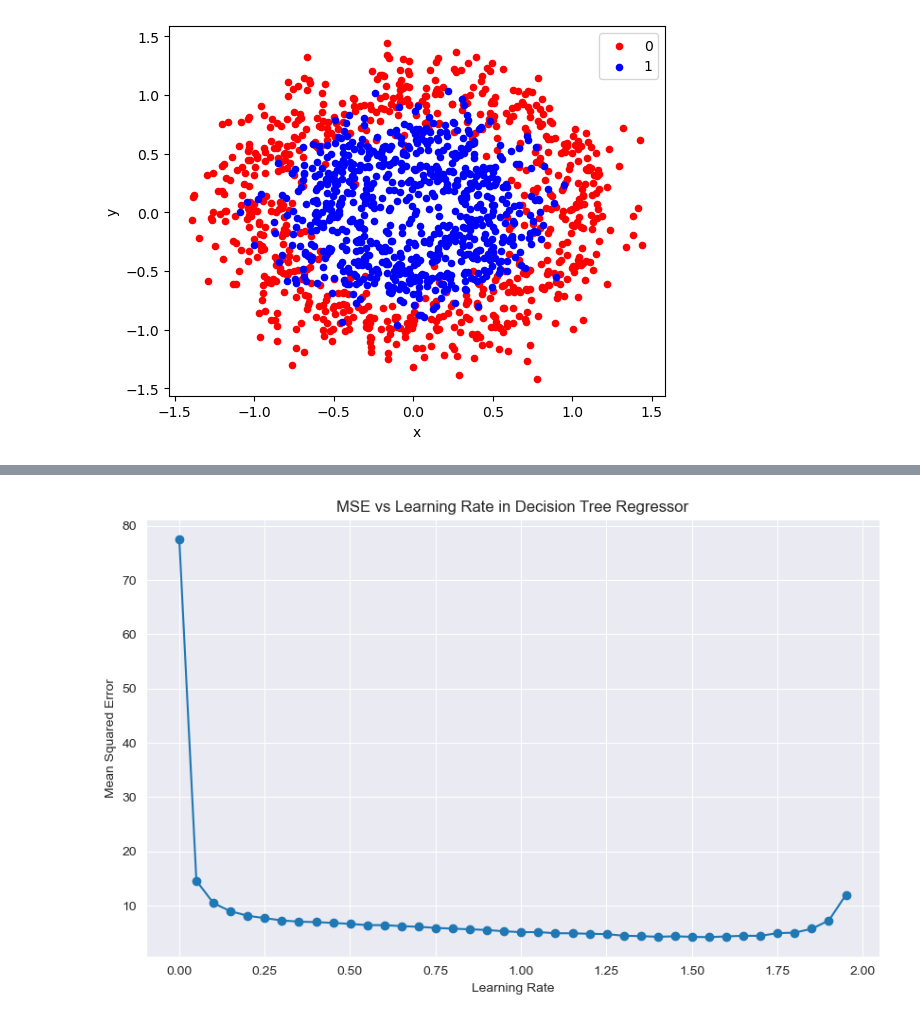
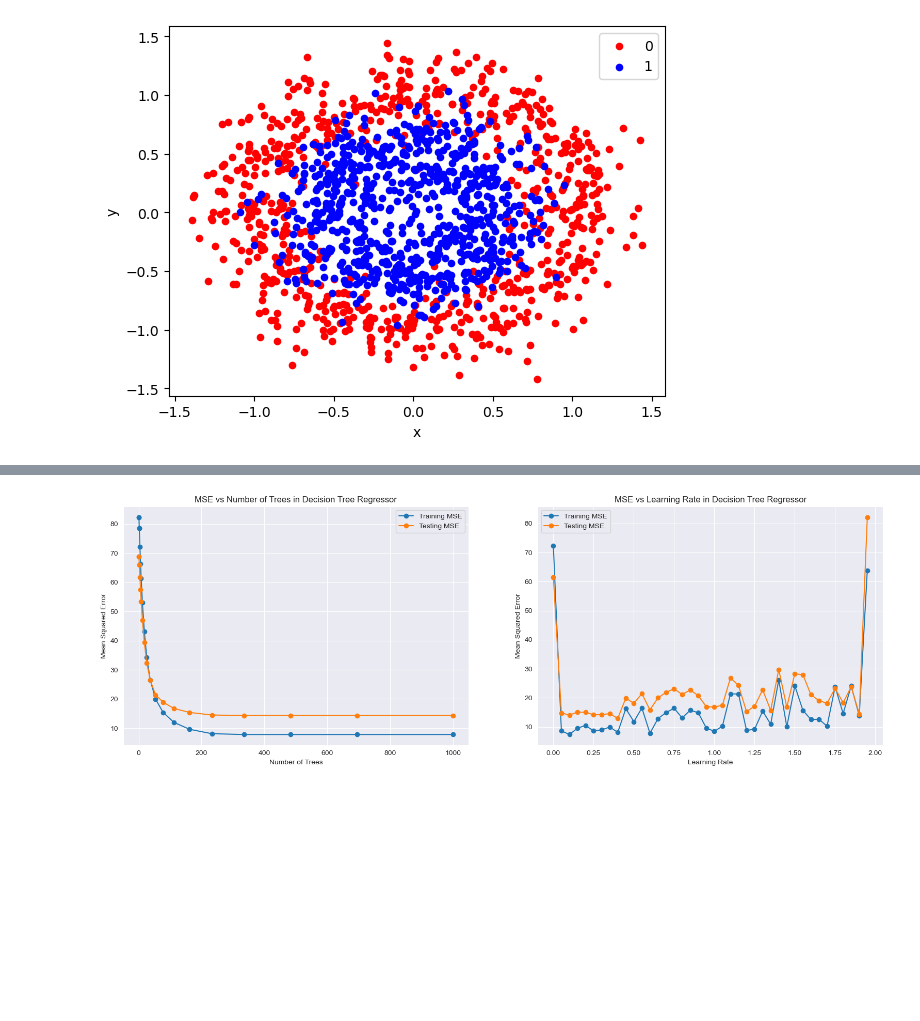
Before and after one commit to anidima/ydata_ml_sl, a Jupyter notebook: SL_HW7_Ensemble.ipynb, the cells around one changed output, grey strips where cells are left out. Saved outputs shown, nothing was run; the diff lists cells and outputs as text; code cells hidden in the pictures; blank space fills up the shorter version.

```diff
--- a/SL_HW7_Ensemble.ipynb
+++ b/SL_HW7_Ensemble.ipynb
@@ -313,8 +331,3 @@ class L2Boost():
     def mse(self):
         mse = np.mean((self.y - self.f) ** 2)
         return mse
-# %%
-X = np.array([[1,5], [2,3], [3,2], [4,6], [4,7], [5,9], [6,5], [6,7], [8,5], [8,8]])
-y = np.array([1,1,0,0,1,1,0,1,0,0])
-model = L2Boost(X, y, 200, 0.05)
-model.mse()
@@ -323,9 +334,13 @@ model.mse()
 # %%
+# 2. Use the Boston dataset to plot the MSE as a function of the number of trees for a logspace of `n_trees` up to 1,000. What is the optimal value of `n_trees`? of learning rate?
+
 # load boston
 data_url = "http://lib.stat.cmu.edu/datasets/boston"
 raw_df = pd.read_csv(data_url, sep="\s+", skiprows=22, header=None)
 X = np.hstack([raw_df.values[::2, :], raw_df.values[1::2, :2]])
 y = raw_df.values[1::2, 2]
+
+X_train, X_test, y_train, y_test = train_test_split(X, y, test_size=0.25, random_state=42)
 # %%
 # Define the range of number of trees
 n_trees_range = np.logspace(0, 3, num=50, dtype=int)
@@ -351,9 +405,0 @@ plt.show()
-# %%
-# Define the range of learning rate
-eta_range = np.arange(0.001, 2, 0.05)
-n_trees=100
-mse_values = []
-
-for eta in eta_range:
-    model = L2Boost(X, y, n_trees, eta)
-    mse_values.append(model.mse())
@@ -360,13 +566,33 @@ for eta in eta_range:
 # %%
+plt.figure(figsize=(19, 6))
+
 # Plotting the MSE as a function of the number of trees
-plt.figure(figsize=(10, 6))
+
+plt.subplot(1, 2, 1)
 sns.set_style('darkgrid')
-plt.plot(eta_range, mse_values, marker='o', linestyle='-')
+plt.plot(n_trees_range, mse_values_train, marker='o', linestyle='-', label='Training MSE')
+plt.plot(n_trees_range, mse_values_test, marker='o', linestyle='-', label='Testing MSE')
+#plt.xscale('log')
+plt.title('MSE vs Number of Trees in Decision Tree Regressor')
+plt.xlabel('Number of Trees')
+plt.ylabel('Mean Squared Error')
+plt.grid(True)
+plt.legend()
+
+
+# Plotting the MSE as a function of the learning rate
+
+plt.subplot(1, 2, 2)
+sns.set_style('darkgrid')
+plt.plot(eta_range, mse_values_train_eta, marker='o', linestyle='-', label='Training MSE')
+plt.plot(eta_range, mse_values_test_eta, marker='o', linestyle='-', label='Testing MSE')
 #plt.xscale('log')
 plt.title('MSE vs Learning Rate in Decision Tree Regressor')
 plt.xlabel('Learning Rate')
 plt.ylabel('Mean Squared Error')
 plt.grid(True)
+plt.legend()
+
 plt.show()
 # %% [output]
-[figure, old version]
+[figure, new version]
```
Also changed, not shown: parts of 16 cells of this notebook.
